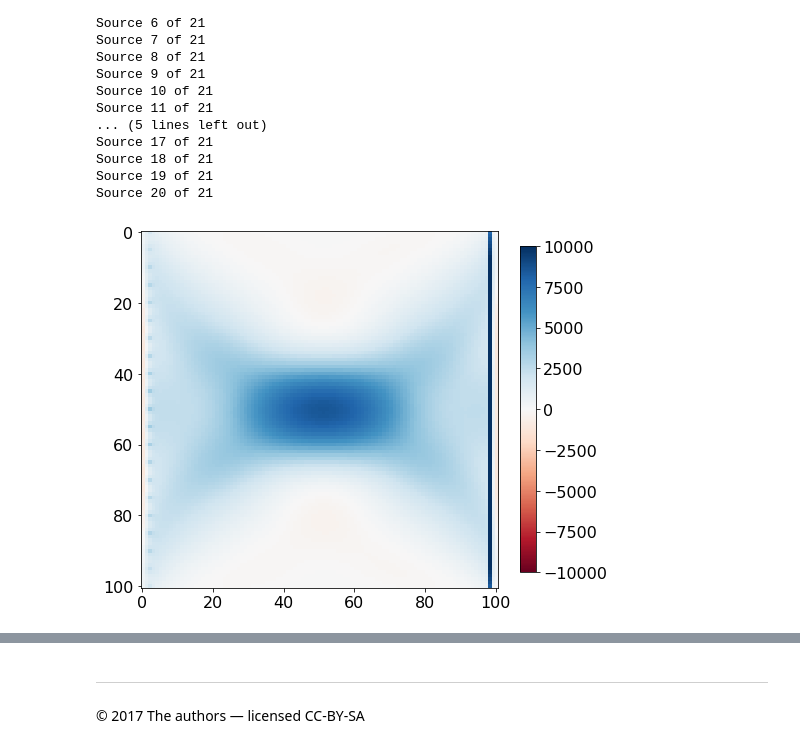
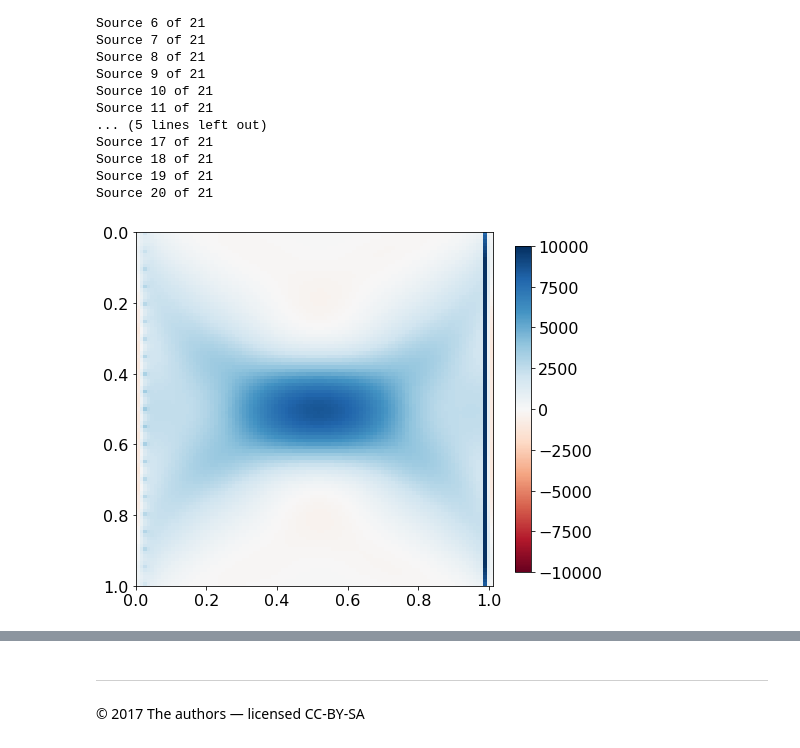
Before and after one commit to seg/tutorials-2018, a Jupyter notebook: 1801_FWI_Adjoint_modeling/notebook/Notebook.ipynb, the cells around one changed output, grey strips where cells are left out. Drawn from its saved outputs; the diff is of its cells as text; code cells hidden in the pictures.

```diff
--- a/1801_FWI_Adjoint_modeling/notebook/Notebook.ipynb
+++ b/1801_FWI_Adjoint_modeling/notebook/Notebook.ipynb
@@ -447,9 +452,10 @@ Source 18 of 21
 Source 19 of 21
 Source 20 of 21
 # %%
+# NOT FOR MANUSCRIPT
 plt.figure(figsize=(8,8))
-plt.imshow(np.transpose(grad.data)[40:-40, 40:-40], vmin=-1e4, vmax=1e4, cmap='RdBu')
+plt.imshow(np.transpose(grad.data)[40:-40, 40:-40], extent=extent, vmin=-1e4, vmax=1e4, cmap='RdBu')
 plt.colorbar(shrink=0.75)
 plt.show()
 # %% [output]
-[figure, old version]
+[figure, new version]
```
Also changed, not shown: parts of 25 cells of this notebook, 7 other files.
